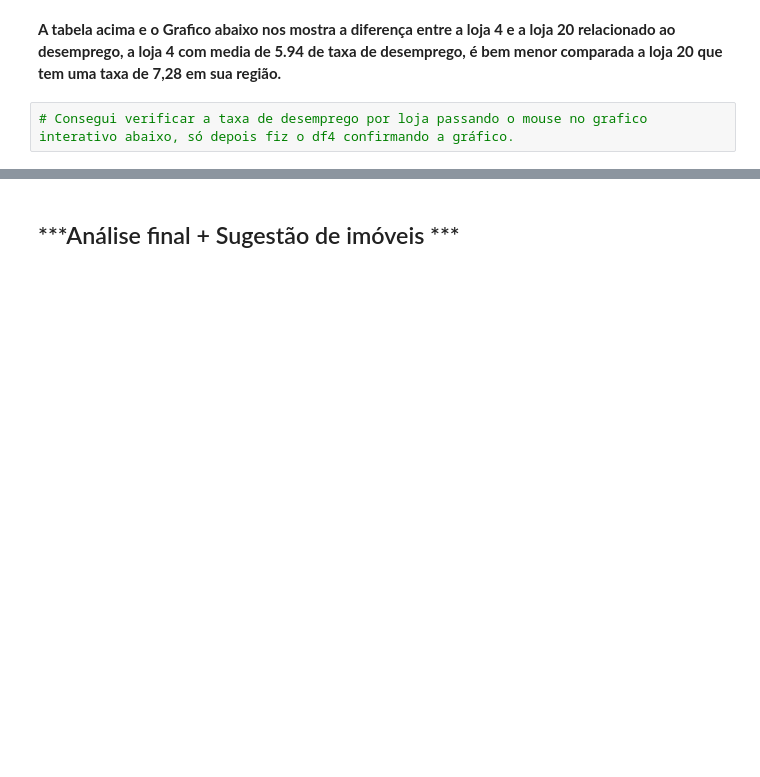
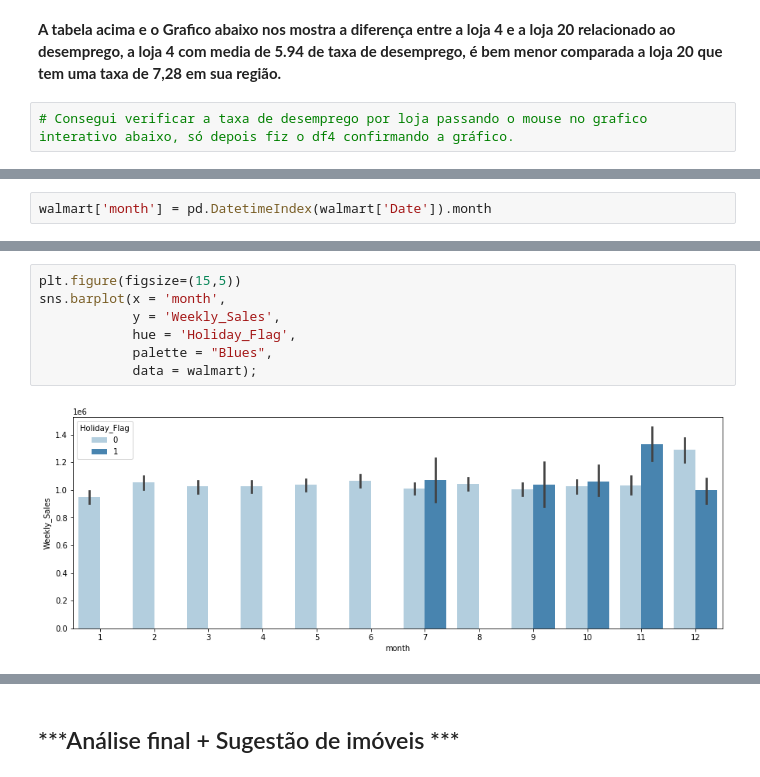
Before and after one commit to Adjalma/Mini-Projeto-DNC, a Jupyter notebook: Mini_Projeto_Walmart_DNC.ipynb, the cells around one changed output, grey strips where cells are left out. Saved outputs shown, nothing was run; the diff lists cells and outputs as text; blank space fills up the shorter version.

```diff
--- a/Mini_Projeto_Walmart_DNC.ipynb
+++ b/Mini_Projeto_Walmart_DNC.ipynb
@@ -153,3 +154,5 @@ fig = px.scatter(walmart, x="Unemployment", y="Weekly_Sales", size = "Weekly_Sal
 fig.show()
 # %% [output]
 [interactive output not drawn]
+# %%
+walmart['month'] = pd.DatetimeIndex(walmart['Date']).month
@@ -155,0 +177,9 @@ fig.show()
+# %%
+plt.figure(figsize=(15,5))
+sns.barplot(x = 'month',
+            y = 'Weekly_Sales',
+            hue = 'Holiday_Flag',
+            palette = "Blues",
+            data = walmart);
+# %% [output]
+[figure, added]
```
Also changed, not shown: parts of 4 cells of this notebook.
